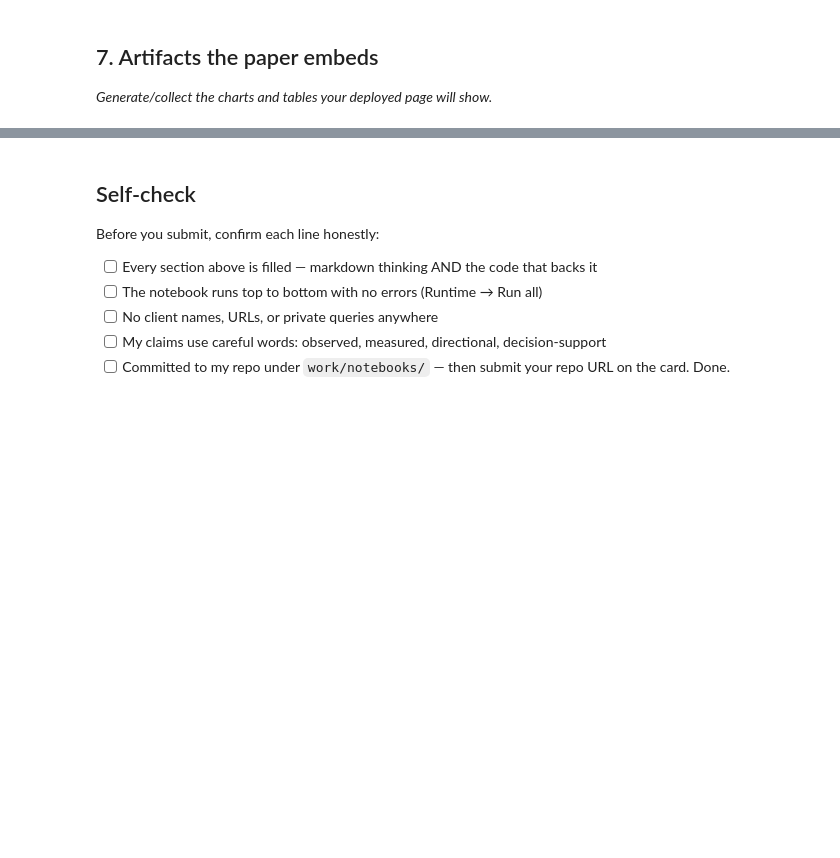
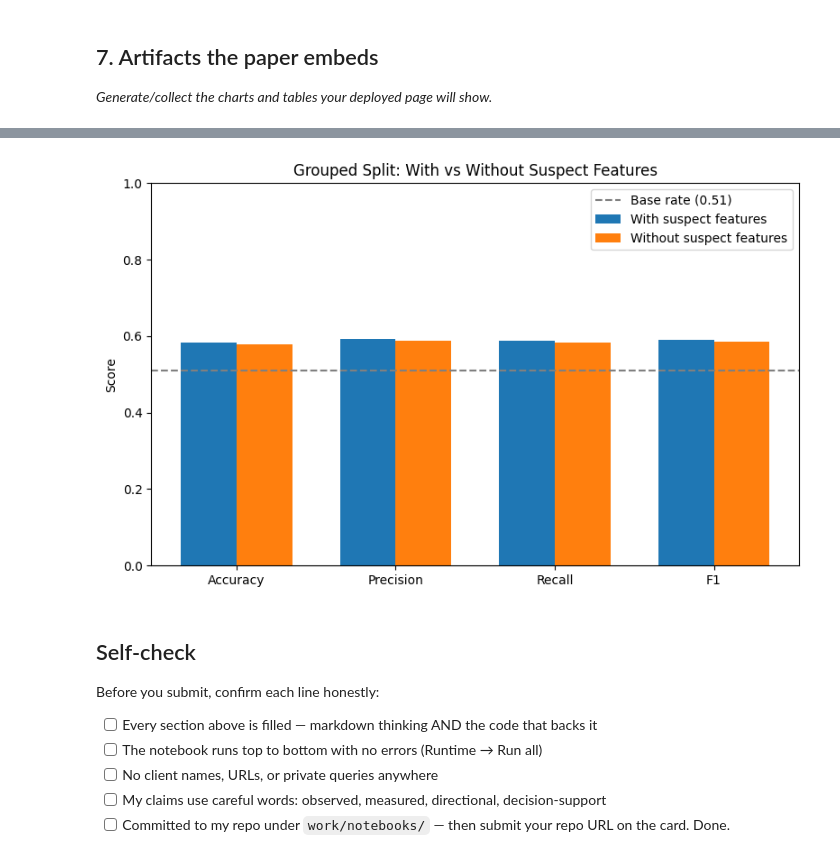
Before and after one commit to Ayesha-Shahzadkhan/flyrank-assignment1, a Jupyter notebook: work/notebooks/capstone.ipynb, the cells around one changed output, grey strips where cells are left out. Cells and saved outputs as stored; diff of their text form; code cells hidden in the pictures; blank space fills up the shorter version.

```diff
--- a/work/notebooks/capstone.ipynb
+++ b/work/notebooks/capstone.ipynb
@@ -86,3 +121,27 @@ Decision-support only: Given the modest, split-sensitive lift over the baseline,
+# %%
+#Chart 2: Grouped split — With vs Without suspect features
+metrics2 = ['Accuracy', 'Precision', 'Recall', 'F1']
+with_suspects = [0.582671, 0.592143, 0.588758, 0.590446]
+without_suspects = [0.577803, 0.587576, 0.582725, 0.585140]
+base_rate = 0.510952
+
+x2 = np.arange(len(metrics2))
+
+fig, ax = plt.subplots(figsize=(8, 5))
+ax.bar(x2 - width/2, with_suspects, width, label='With suspect features')
+ax.bar(x2 + width/2, without_suspects, width, label='Without suspect features')
+ax.axhline(y=base_rate, color='gray', linestyle='--', label=f'Base rate ({base_rate:.2f})')
+
+ax.set_ylabel('Score')
+ax.set_title('Grouped Split: With vs Without Suspect Features')
+ax.set_xticks(x2)
+ax.set_xticklabels(metrics2)
+ax.set_ylim(0, 1)
+ax.legend()
+plt.tight_layout()
+plt.show()
+# %% [output]
+[figure, added]
 # %% [markdown]
 ## Self-check
 
```
Also changed, not shown: parts of 2 cells of this notebook.
